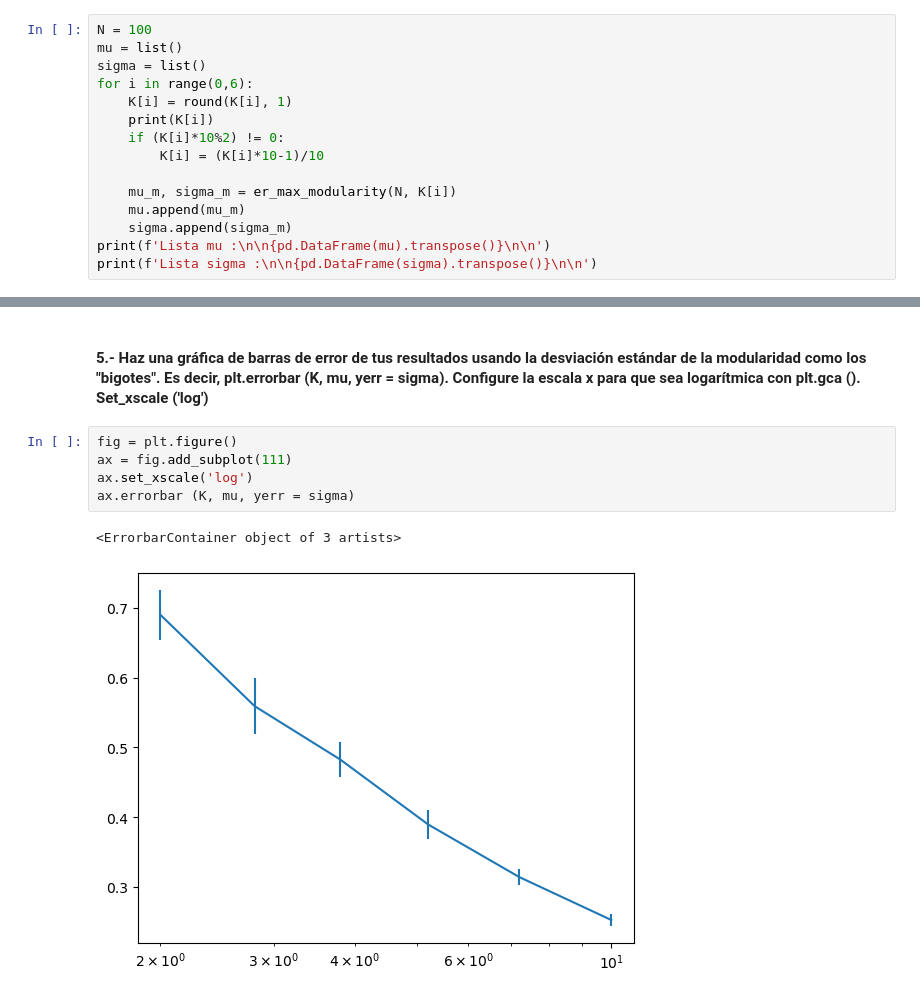
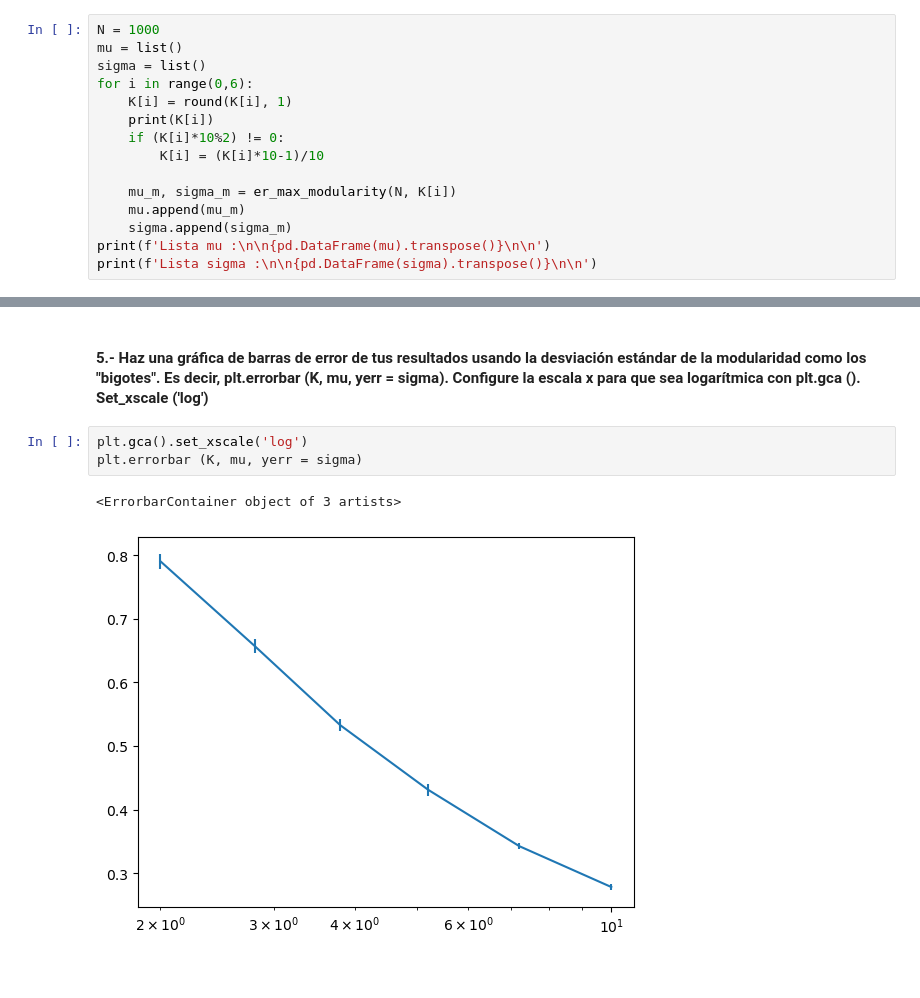
Before and after one commit to patoram123/MDS-Notebooks-1, a Jupyter notebook: 03-CdR/Taller redes 3/Tarea 3-PatricioRamirez-PabloElgueta.ipynb, the cells around one changed output, grey strips where cells are left out. Drawn from its saved outputs; the diff is of its cells as text.

```diff
--- a/03-CdR/Taller redes 3/Tarea 3-PatricioRamirez-PabloElgueta.ipynb
+++ b/03-CdR/Taller redes 3/Tarea 3-PatricioRamirez-PabloElgueta.ipynb
@@ -474,7 +499,7 @@ K
 # %% [markdown]
 #### 4.- Para cada grado promedio en 'K', use su función para calcular la media y la desviación estándar de la modularidad para un conjunto de redes ER con esa conectividad. Asígnelos a los arrays mu ysigma.
 # %%
-N = 100
+N = 1000
 mu = list()
 sigma = list()
 for i in range(0,6):
@@ -509,10 +534,8 @@ Lista sigma :
 # %% [markdown]
 #### 5.- Haz una gráfica de barras de error de tus resultados usando la desviación estándar de la modularidad como los "bigotes". Es decir, plt.errorbar (K, mu, yerr = sigma). Configure la escala x para que sea logarítmica con plt.gca (). Set_xscale ('log')
 # %%
-fig = plt.figure()
-ax = fig.add_subplot(111)
-ax.set_xscale('log')
-ax.errorbar (K, mu, yerr = sigma)
+plt.gca().set_xscale('log')
+plt.errorbar (K, mu, yerr = sigma)
 # %% [output]
 <ErrorbarContainer object of 3 artists>
-[figure, old version]
+[figure, new version]
```
Also changed, not shown: parts of 20 cells of this notebook, 1 other file.
